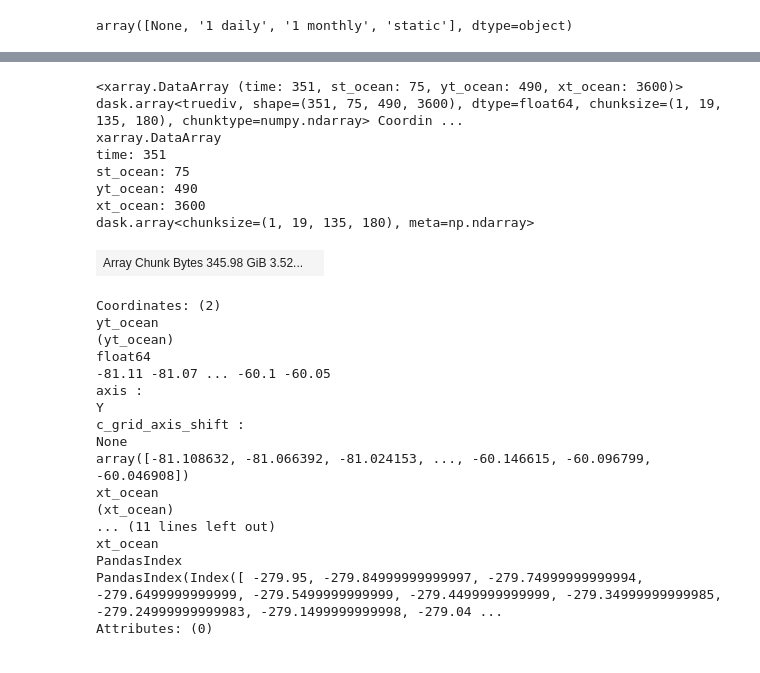
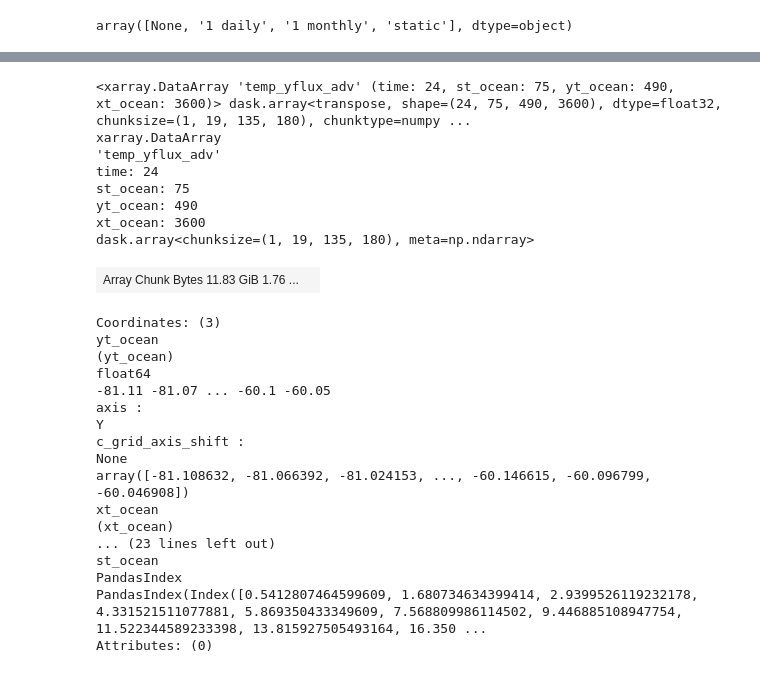
Before and after one commit to adityarn/CDW_mixing_ACCESS, a Jupyter notebook: compute_WMT.ipynb, the cells around one changed output, grey strips where cells are left out. Saved outputs shown, nothing was run; the diff lists cells and outputs as text; code cells hidden in the pictures.

```diff
--- a/compute_WMT.ipynb
+++ b/compute_WMT.ipynb
@@ -124,2 +137,9 @@ for i in range(len(ds["yt_ocean"].values)):
+# %%
+st_ocean = temp.st_ocean
+delta_s_t2t = np.diff(st_ocean)
+delta_s_t2t = np.append(delta_s_t2t, delta_s_t2t[-1])
+# %%
+delta_s_w2w = np.diff(sw_ocean)
+delta_s_w2w = np.append(delta_s_w2w, delta_s_w2w[-1])
 # %%
 time_vars = temp.time
@@ -143,6 +148,11 @@ ds = xr.Dataset(coords = {"yt_ocean":(["yt_ocean"], temp.yt_ocean.values, {'axis
                           "yu_ocean":(["yu_ocean"], temp_yflux_adv.yu_ocean.values, {'axis': 'Y', 'c_grid_axis_shift': -0.5}),
                           "xt_ocean":(["xt_ocean"], temp.xt_ocean.values, {"axis":"X", "c_grid_axis_shift":None}),
                           "xu_ocean":(["xu_ocean"], temp_xflux_adv.xu_ocean.values, {"axis":"X", "c_grid_axis_shift": -0.5}),
+                          "st_ocean":(["st_ocean"], temp.st_ocean.values, {"axis":"Z", "c_grid_axis_shift": None}),
+                          "sw_ocean":(["sw_ocean"], sw_ocean.values, {"axis":"Z", "c_grid_axis_shift": -0.5}),
+
+                          "delta_s_t2t":(["sw_ocean"], delta_s_t2t, {"axis":"Z", "c_grid_axis_shift":-0.5}),
+                          "delta_s_w2w":(["st_ocean"], delta_s_w2w, {"axis":"Z", "c_grid_axis_shift":None}),
                           "delta_y_t2t":(["yu_ocean"], delta_y_t2t, {'axis': 'Y', 'c_grid_axis_shift': -0.5}),
                           "delta_y_u2u":(["yt_ocean"], delta_y_u2u, {'axis': 'Y', 'c_grid_axis_shift': None}),
                           "delta_x_t2t":(["yt_ocean", "xu_ocean"], delta_x_t2t),
@@ -153,5 +163,6 @@ from xgcm import Grid
 # %%
 xgrid = Grid(ds,
             metrics={("X",):["delta_x_t2t", "delta_x_u2u"],
-              ("Y",):["delta_y_t2t", "delta_y_u2u"]
+                     ("Y",):["delta_y_t2t", "delta_y_u2u"],
+                     ("Z"):["delta_s_t2t", "delta_s_w2w"]
             })
@@ -186,30 +169,31 @@ Attributes: (0)
-# %%
-xgrid.derivative(temp_yflux_adv, "Y")
-# %% [output]
-<xarray.DataArray (time: 351, st_ocean: 75, yt_ocean: 490, xt_ocean: 3600)> dask.array<truediv, shape=(351, 75, 490, 3600), dtype=float64, chunksize=(1, 19, 135, 180), chunktype=numpy.ndarray> Coordin ...
-xarray.DataArray
-time: 351
-st_ocean: 75
-yt_ocean: 490
-xt_ocean: 3600
-dask.array<chunksize=(1, 19, 135, 180), meta=np.ndarray>
-| Array Chunk Bytes 345.98 GiB 3.52... |  |
-Coordinates: (2)
-yt_ocean
-(yt_ocean)
-float64
--81.11 -81.07 ... -60.1 -60.05
-axis :
-Y
-c_grid_axis_shift :
-None
-array([-81.108632, -81.066392, -81.024153, ..., -60.146615, -60.096799, -60.046908])
-xt_ocean
-(xt_ocean)
-... (11 lines left out)
-xt_ocean
-PandasIndex
-PandasIndex(Index([ -279.95, -279.84999999999997, -279.74999999999994, -279.6499999999999, -279.5499999999999, -279.4499999999999, -279.34999999999985, -279.24999999999983, -279.1499999999998, -279.04 ...
-Attributes: (0)
 # %%
 volume_cell_t = ds["delta_x_u2u"] * ds["delta_y_u2u"] * ds["delta_s_w2w"]
+# %%
+xgrid.diff(temp_yflux_adv.sel(time = slice(ts, te)), "Y")
+# %% [output]
+<xarray.DataArray 'temp_yflux_adv' (time: 24, st_ocean: 75, yt_ocean: 490, xt_ocean: 3600)> dask.array<transpose, shape=(24, 75, 490, 3600), dtype=float32, chunksize=(1, 19, 135, 180), chunktype=numpy ...
+xarray.DataArray
+'temp_yflux_adv'
+time: 24
+st_ocean: 75
+yt_ocean: 490
+xt_ocean: 3600
+dask.array<chunksize=(1, 19, 135, 180), meta=np.ndarray>
+| Array Chunk Bytes 11.83 GiB 1.76 ... |  |
+Coordinates: (3)
+yt_ocean
+(yt_ocean)
+float64
+-81.11 -81.07 ... -60.1 -60.05
+axis :
+Y
+c_grid_axis_shift :
+None
+array([-81.108632, -81.066392, -81.024153, ..., -60.146615, -60.096799, -60.046908])
+xt_ocean
+(xt_ocean)
+... (23 lines left out)
+st_ocean
+PandasIndex
+PandasIndex(Index([0.5412807464599609, 1.680734634399414, 2.9399526119232178, 4.331521511077881, 5.869350433349609, 7.568809986114502, 9.446885108947754, 11.522344589233398, 13.815927505493164, 16.350 ...
+Attributes: (0)
```
Also changed, not shown: parts of 37 cells of this notebook, 2 other files.
